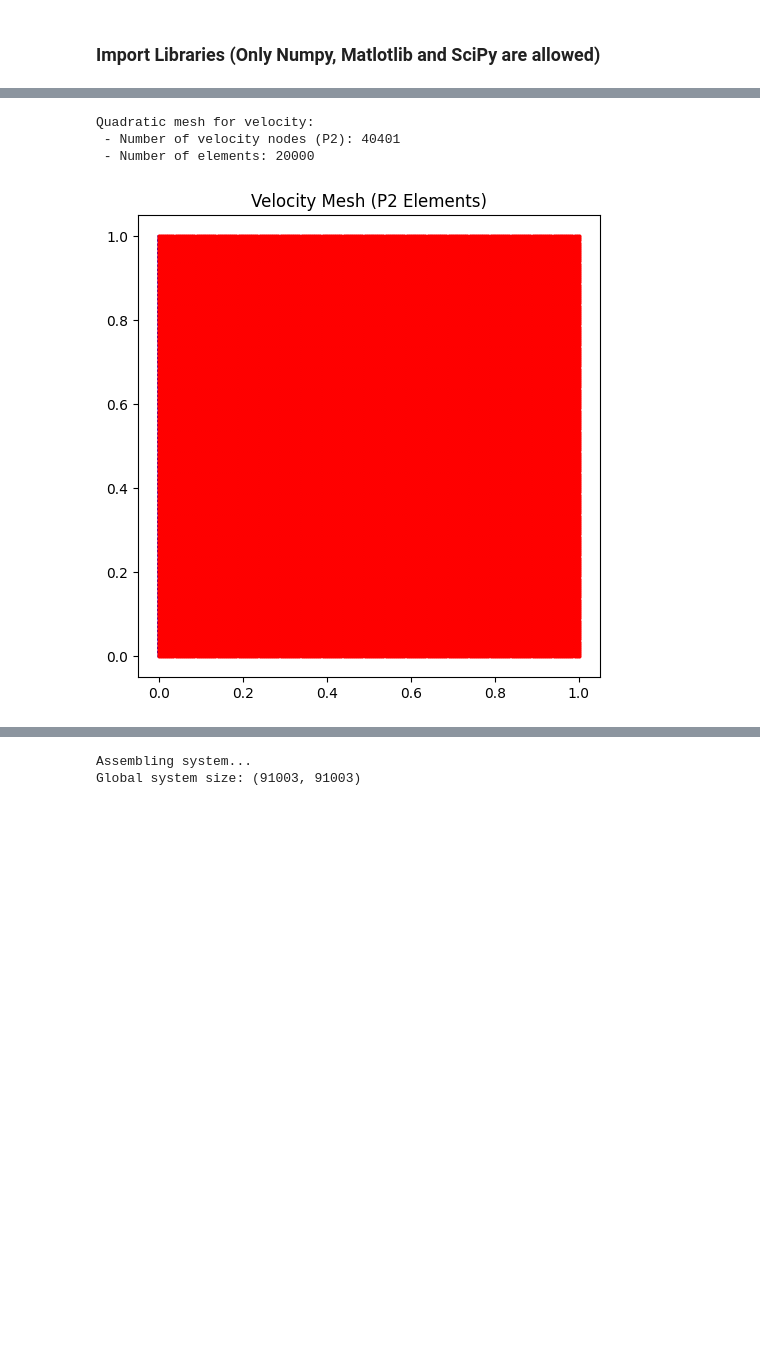
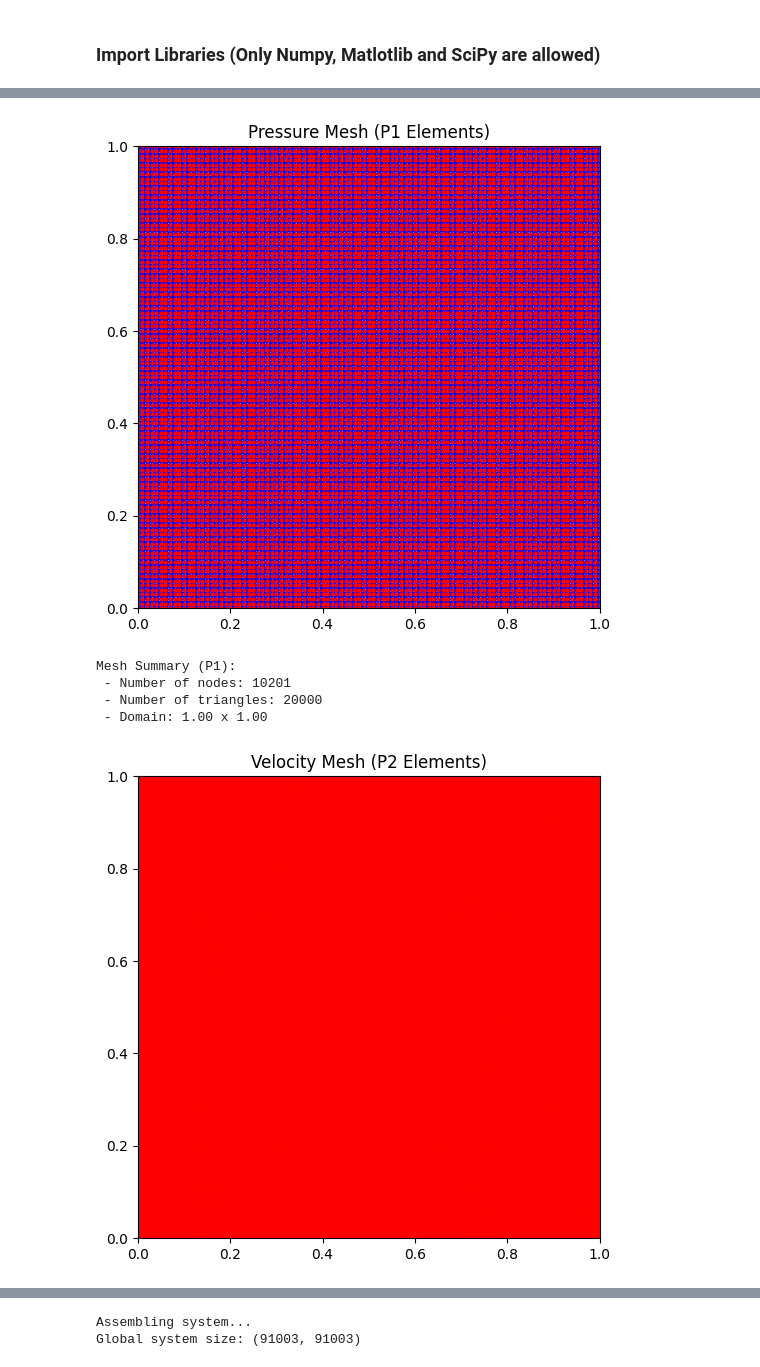
Before and after one commit to Adam-R-Lawrence/CS555-Miniapp, a Jupyter notebook: taylor_hood_elements_for_stokes.ipynb, the cells around one changed output, grey strips where cells are left out. Saved outputs shown, nothing was run; the diff lists cells and outputs as text; code cells hidden in the pictures; blank space fills up the shorter version.

```diff
--- a/taylor_hood_elements_for_stokes.ipynb
+++ b/taylor_hood_elements_for_stokes.ipynb
@@ -80,71 +123,13 @@ Mesh Summary:
 # %%
+mesh = generate_triangular_mesh(x_len=1.0, y_len=1.0, mesh_size=0.01)
+mesh['V2'], mesh['E2'] = generate_quadratic(mesh['points'], mesh['triangles'])
 
-def generate_quadratic(V, E, return_edges=False):
-    """
-    Generate a quadratic element list by adding midpoints to each edge.
-    Parameters:
-      V : ndarray of shape (nv, 2) with vertex coordinates.
-      E : ndarray of shape (ne, 3) with triangle connectivity.
-      return_edges : bool, optional. If True, also return the list of edges.
-
-    Returns:
-      V2 : ndarray with original vertices and new mid–edge nodes.
-      E2 : ndarray of shape (ne, 6) with connectivity: first three columns for vertices,
-           next three columns for corresponding mid–edge nodes.
-      (if return_edges==True, also returns Edges, an array of edge vertex indices)
-    """
-    if not isinstance(V, np.ndarray) or not isinstance(E, np.ndarray):
-        raise ValueError('V and E must be ndarray')
-    if V.shape[1] != 2 or E.shape[1] != 3:
-        raise ValueError('V should be nv x 2 and E should be ne x 3')
-
-    ne = E.shape[0]
-
-    # Build a vertex-to-vertex graph (each triangle gives 3 edges)
-    ID = np.kron(np.arange(0, ne), np.ones((3,), dtype=int))
-    from scipy.sparse import coo_matrix, tril
-    G = coo_matrix((np.ones((ne * 3,), dtype=int), (E.ravel(), ID)))
-    V2V = G * G.T
-
-    # Get lower-triangular part (unique edges)
-    V2Vmid = tril(V2V, -1)
-    Edges = np.vstack((V2Vmid.row, V2Vmid.col)).T
-    # Compute midpoints for these edges
-    Vmid = (V[Edges[:, 0], :] + V[Edges[:, 1], :]) / 2.0
-    V2 = np.vstack((V, Vmid))
-    # Map each edge (i, j) to the new node number (at the end of V)
-    maxindex = E.max() + 1
-    newID = maxindex + np.arange(Edges.shape[0])
-    V2Vmid.data = newID
-    V2Vmid = V2Vmid + V2Vmid.T
-
-    # Extend element connectivity: new columns for mid–edge nodes (edges: 0–1, 1–2, 2–0)
-    E2 = np.hstack((E, np.zeros((ne, 3), dtype=int)))
-    # Force conversion to 1D arrays so that each entry is a scalar integer.
-    E2[:, 3] = np.array(V2Vmid[E[:, 0], E[:, 1]]).flatten()
-    E2[:, 4] = np.array(V2Vmid[E[:, 1], E[:, 2]]).flatten()
-    E2[:, 5] = np.array(V2Vmid[E[:, 2], E[:, 0]]).flatten()
-
-    if return_edges:
-        return V2, E2, Edges
-    return V2, E2
-
-# Generate quadratic mesh (for velocity)
-V2, E2 = generate_quadratic(mesh['points'], mesh['triangles'])
-print("Quadratic mesh for velocity:")
-print(" - Number of velocity nodes (P2):", V2.shape[0])
-print(" - Number of elements:", E2.shape[0])
-
-# For illustration, we plot the quadratic mesh (only the original vertices in the triangle connectivity)
-plt.figure(figsize=(6, 6))
-tri_obj = tri.Triangulation(V2[:, 0], V2[:, 1], E2[:, :3])
-plt.triplot(tri_obj, color='blue')
-plt.plot(V2[:, 0], V2[:, 1], 'o', color='red', markersize=2)
-plt.title("Velocity Mesh (P2 Elements)")
-plt.gca().set_aspect('equal')
-plt.show()
+plot_mesh(mesh, element_order="P1")
+plot_mesh(mesh, element_order="P2")
 # %% [output]
+[figure, new version]
-Quadratic mesh for velocity:
- - Number of velocity nodes (P2): 40401
- - Number of elements: 20000
+Mesh Summary (P1):
+ - Number of nodes: 10201
+ - Number of triangles: 20000
+ - Domain: 1.00 x 1.00
-[figure, old version]
+[figure, added]
```
Also changed, not shown: parts of 8 cells of this notebook.
